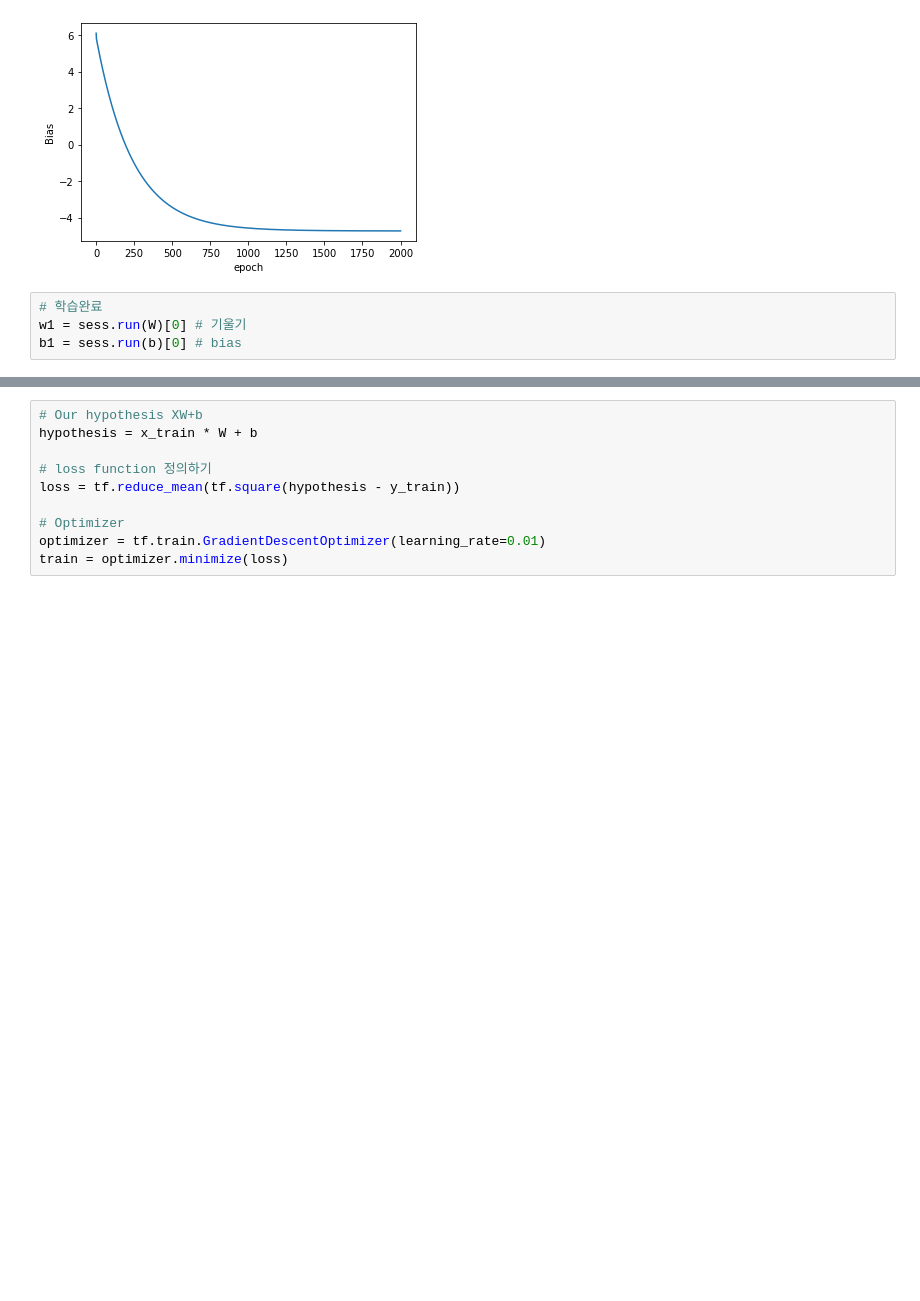
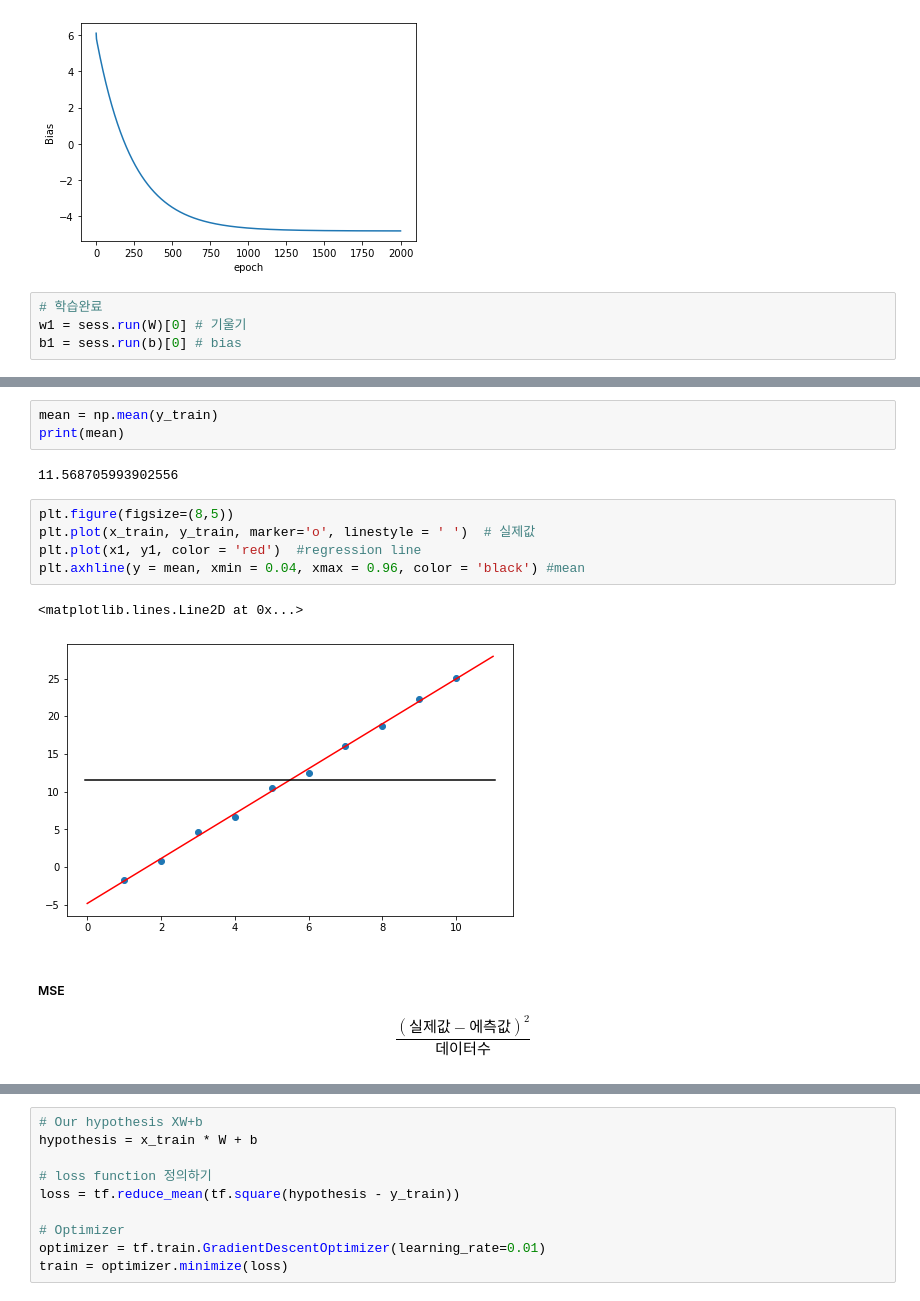
Before and after one commit to soc06099/Undergrad-DeepLearning-20Fall, a Jupyter notebook: 02_ML_Basic/01_linear_regression_using_tensorflow_homework.ipynb, the cells around one changed output, grey strips where cells are left out. Cells and saved outputs as stored; diff of their text form; blank space fills up the shorter version.

```diff
--- a/02_ML_Basic/01_linear_regression_using_tensorflow_homework.ipynb
+++ b/02_ML_Basic/01_linear_regression_using_tensorflow_homework.ipynb
@@ -313,0 +424,17 @@ Text(0.5, 1.0, 'y = 2.9806046x + -4.7336535')
+# %%
+mean = np.mean(y_train)
+print(mean)
+# %% [output]
+11.568705993902556
+# %%
+plt.figure(figsize=(8,5))
+plt.plot(x_train, y_train, marker='o', linestyle = ' ')  # 실제값
+plt.plot(x1, y1, color = 'red')  #regression line
+plt.axhline(y = mean, xmin = 0.04, xmax = 0.96, color = 'black') #mean
+# %% [output]
+<matplotlib.lines.Line2D at 0x...>
+[figure, added]
+# %% [markdown]
+##### MSE
+
+$$ \frac{(실제값 - 에측값)^2}{데이터수} $$
```
Also changed, not shown: parts of 67 cells of this notebook.
